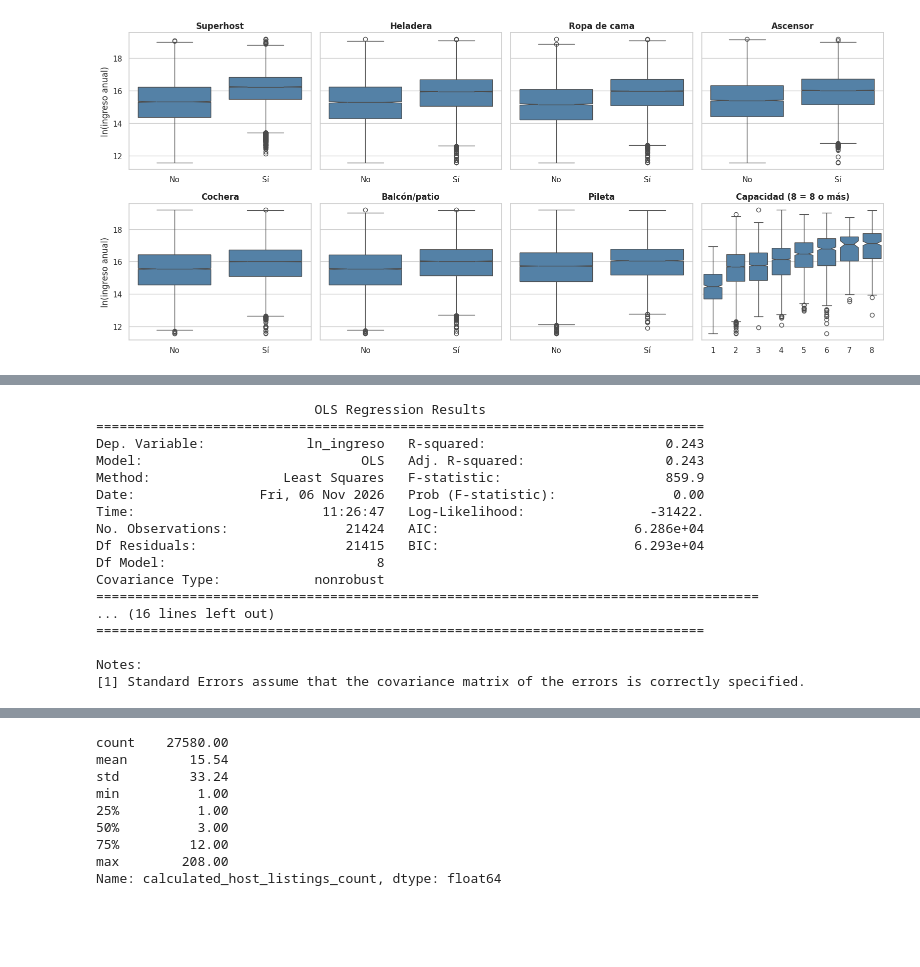
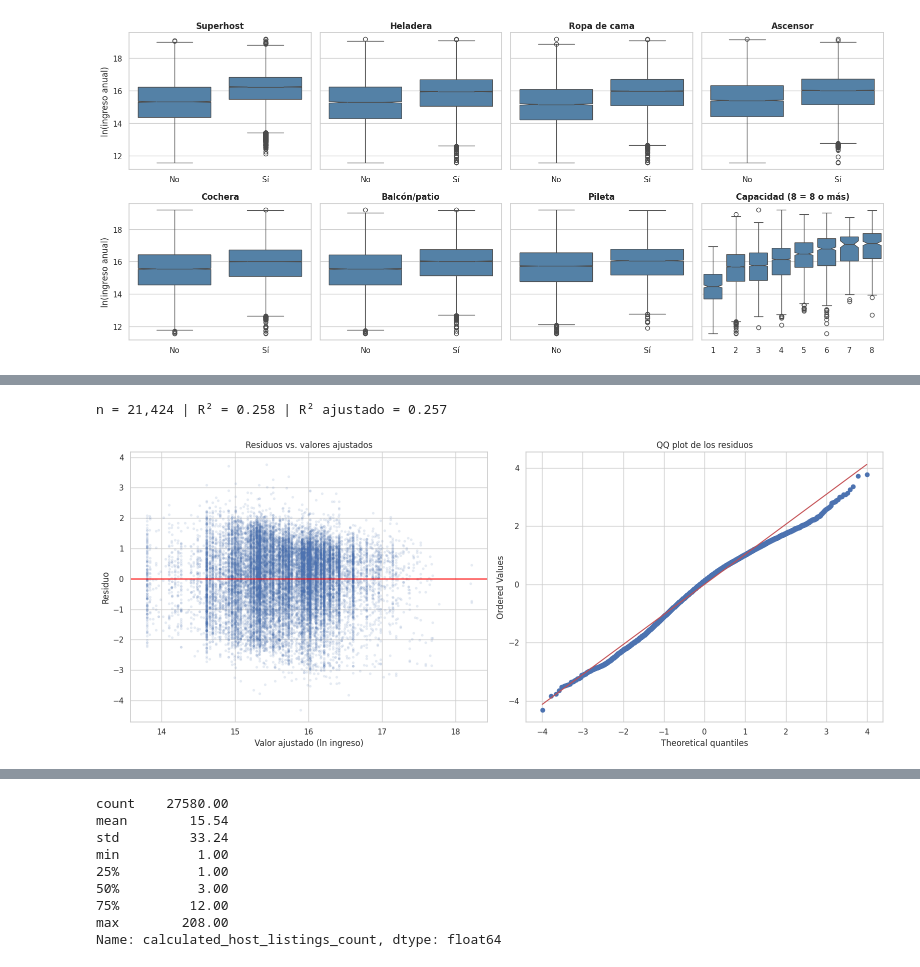
Before and after one commit to Jeronit1/AnalisisDeDatos, a Jupyter notebook: entrega.ipynb, the cells around one changed output, grey strips where cells are left out. Cells and saved outputs as stored; diff of their text form; code cells hidden in the pictures; blank space fills up the shorter version.

```diff
--- a/entrega.ipynb
+++ b/entrega.ipynb
@@ -897,28 +940,55 @@ plt.tight_layout(); plt.show()
 # %%
+import numpy as np
+import pandas as pd
 import statsmodels.formula.api as smf
+from statsmodels.stats.stattools import durbin_watson
+from statsmodels.stats.diagnostic import het_breuschpagan
+from statsmodels.stats.outliers_influence import variance_inflation_factor
+from scipy import stats
+import matplotlib.pyplot as plt
 
-m = df_copia[df_copia["estimated_revenue_l365d"] > 0].copy()   # copia local, df_copia no se toca
-m["ln_ingreso"] = np.log(m["estimated_revenue_l365d"])
-m["superhost"] = m["host_is_superhost"].astype(float)
+# Nombres cortos de los factores (columna original -> nombre en el modelo)
+factores = {"host_is_superhost": "superhost", "has_refrigerator": "heladera", "has_bed_linens": "ropa_cama",
+            "has_elevator": "ascensor", "has_parking": "cochera", "has_balcony_patio": "balcon", "has_pool": "pileta"}
 
-f = "ln_ingreso ~ accommodates + superhost + has_refrigerator + has_bed_linens + has_elevator + has_parking + has_balcony_patio + has_pool"
-modelo = smf.ols(f, data=m).fit()
-print(modelo.summary())
+# Base: anuncios con ingreso > 0
+h3 = df_copia[df_copia["estimated_revenue_l365d"] > 0].copy()
+h3["ln_ingreso"] = np.log(h3["estimated_revenue_l365d"])
+for c, nombre in factores.items():
+    h3[nombre] = h3[c].astype(int)          # 1 = tiene, 0 = no tiene
+
+# Modelo: ln(ingreso) ~ capacidad (por categorías) + 7 factores
+formula = "ln_ingreso ~ C(accommodates) + " + " + ".join(factores.values())
+m = smf.ols(formula, data=h3).fit()
+resid, ajust = m.resid, m.fittedvalues
+print(f"n = {int(m.nobs):,} | R² = {m.rsquared:.3f} | R² ajustado = {m.rsquared_adj:.3f}")
+
+# --- Gráficos: linealidad, homocedasticidad y normalidad ---
+fig, axes = plt.subplots(1, 2, figsize=(16, 6.5))
+
+axes[0].scatter(ajust, resid, alpha=0.1, s=8)
+axes[0].axhline(0, color="red")
+axes[0].set(title="Residuos vs. valores ajustados", xlabel="Valor ajustado (ln ingreso)", ylabel="Residuo")
+
+stats.probplot(resid, dist="norm", plot=axes[1])
+axes[1].set_title("QQ plot de los residuos")
+plt.tight_layout()
+plt.show()
+
+# --- Tests ---
+bp = het_breuschpagan(resid, m.model.exog)                                   # homocedasticidad
+sh = stats.shapiro(resid.sample(5000, random_state=42))                      # normalidad
+dw_orig = durbin_watson(resid)                                               # independencia
+dw_host = durbin_watson(h3.assign(resid=resid).sort_values("host_id")["resid"])
+
+print(f"Breusch-Pagan: LM = {bp[0]:.1f}, p = {bp[1]:.2e}")
+print(f"Shapiro-Wilk (5.000): W = {sh.statistic:.3f}, p = {sh.pvalue:.2e}")
+print(f"Durbin-Watson: {dw_orig:.2f} | ordenado por host_id: {dw_host:.2f}")
+
+# --- Multicolinealidad: VIF de los 7 factores ---
+X = m.model.exog
+vif = pd.Series([variance_inflation_factor(X, i) for i in range(X.shape[1])], index=m.model.exog_names)
+print(vif[list(factores.values())].round(2))
 # %% [output]
-                            OLS Regression Results
-==============================================================================
-Dep. Variable:             ln_ingreso   R-squared:                       0.243
-Model:                            OLS   Adj. R-squared:                  0.243
-Method:                 Least Squares   F-statistic:                     859.9
-Date:                Fri, 06 Nov 2026   Prob (F-statistic):               0.00
-Time:                        11:26:47   Log-Likelihood:                -31422.
-No. Observations:               21424   AIC:                         6.286e+04
-Df Residuals:                   21415   BIC:                         6.293e+04
-Df Model:                           8
-Covariance Type:            nonrobust
-=====================================================================================
-... (16 lines left out)
-==============================================================================
-
-Notes:
-[1] Standard Errors assume that the covariance matrix of the errors is correctly specified.
+n = 21,424 | R² = 0.258 | R² ajustado = 0.257
+[figure, added]
```
Also changed, not shown: parts of 26 cells of this notebook, 4 other files.
